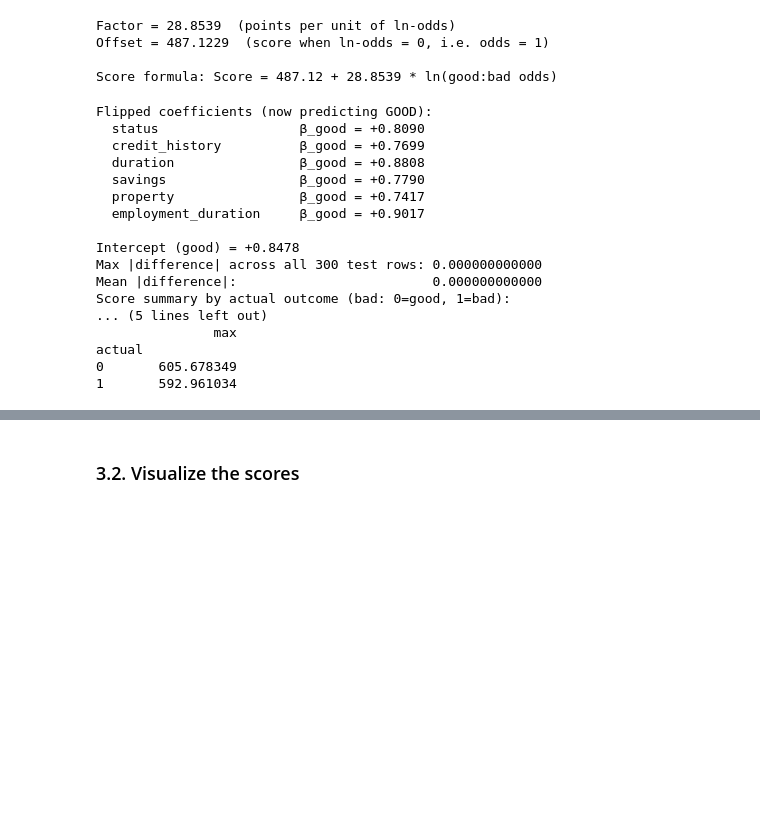
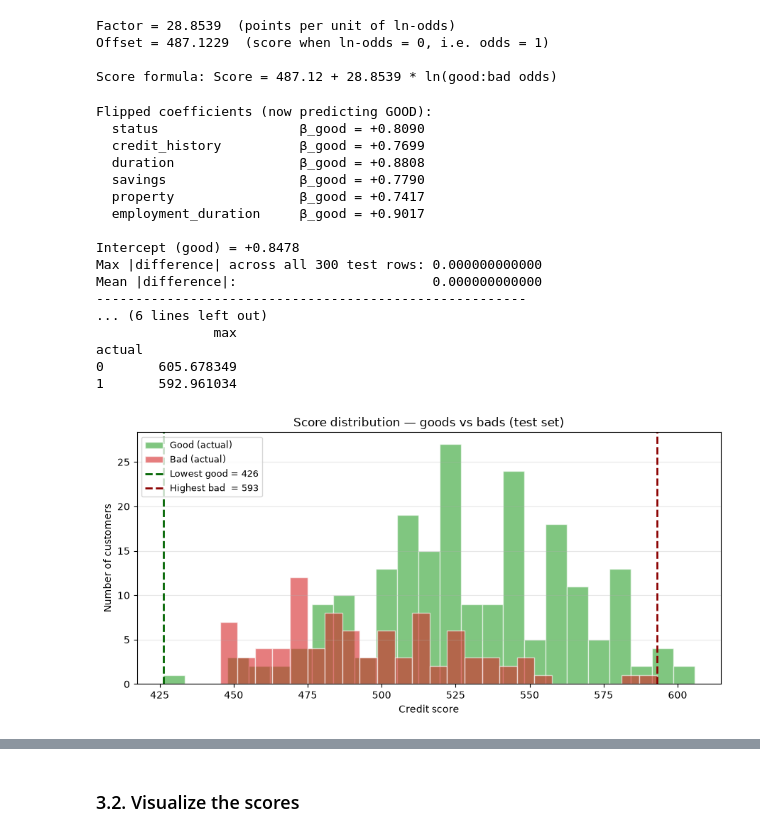
Before and after one commit to Muten-Roshi-Sama/data-science-for-business-KUL, a Jupyter notebook: credit-risk-analysis/A1_Notebook.ipynb, the cells around one changed output, grey strips where cells are left out. Saved outputs shown, nothing was run; the diff lists cells and outputs as text; code cells hidden in the pictures; blank space fills up the shorter version.

```diff
--- a/credit-risk-analysis/A1_Notebook.ipynb
+++ b/credit-risk-analysis/A1_Notebook.ipynb
@@ -1275,6 +1275,7 @@ score_check = pd.DataFrame({
     "actual": test["bad"].values,
 })
 
+print('-------------------------------------------------------')
 print("Score summary by actual outcome (bad: 0=good, 1=bad):")
 print(score_check.groupby("actual")["score"].describe()[["count", "mean", "min", "25%", "50%", "75%", "max"]])
 # %% [output]
@@ -1289,9 +1290,34 @@ Flipped coefficients (now predicting GOOD):
 Intercept (good) = +0.8478
 Max |difference| across all 300 test rows: 0.000000000000
 Mean |difference|:                         0.000000000000
-Score summary by actual outcome (bad: 0=good, 1=bad):
-... (5 lines left out)
+-------------------------------------------------------
+... (6 lines left out)
                max
 actual
 0       605.678349
 1       592.961034
+# %%
+fig, ax = plt.subplots(figsize=(9, 4.5))
+
+# Histograms of scores per actual outcome
+good_scores = score_check.loc[score_check.actual == 0, "score"]
+bad_scores  = score_check.loc[score_check.actual == 1, "score"]
+
+ax.hist(good_scores, bins=25, alpha=0.6, color="tab:green", label="Good (actual)", edgecolor="white")
+ax.hist(bad_scores,  bins=25, alpha=0.6, color="tab:red",   label="Bad (actual)",  edgecolor="white")
+
+# Vertical lines for the two problem customers
+ax.axvline(good_scores.min(), color="darkgreen", linestyle="--", lw=2,
+           label=f"Lowest good = {good_scores.min():.0f}")
+ax.axvline(bad_scores.max(),  color="darkred",   linestyle="--", lw=2,
+           label=f"Highest bad  = {bad_scores.max():.0f}")
+
+ax.set_xlabel("Credit score")
+ax.set_ylabel("Number of customers")
+ax.set_title("Score distribution — goods vs bads (test set)")
+ax.legend(loc="upper left", fontsize=9)
+ax.grid(axis="y", alpha=0.3)
+plt.tight_layout()
+plt.show()
+# %% [output]
+[figure, added]
```
Also changed, not shown: parts of 17 cells of this notebook.
